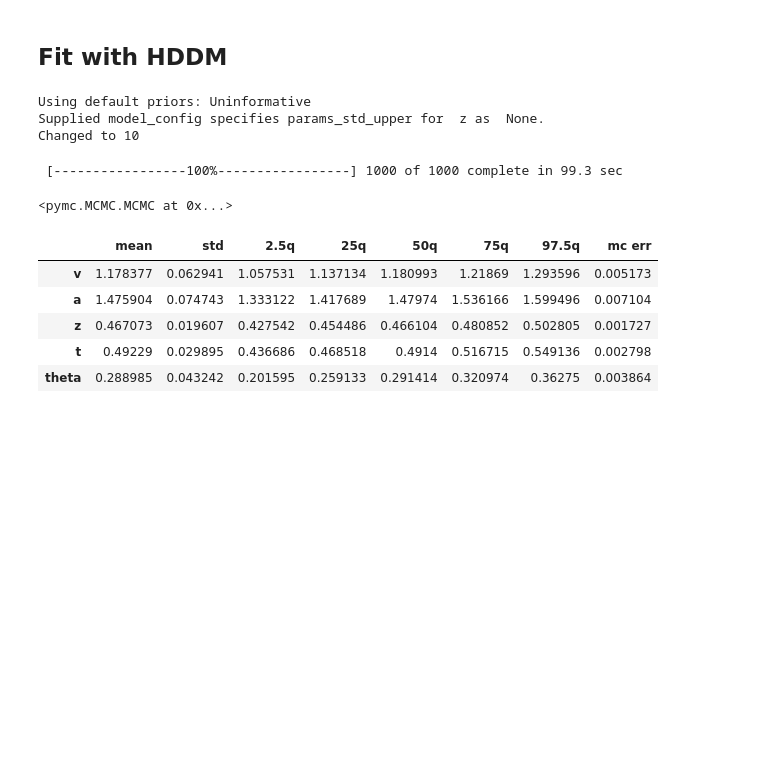
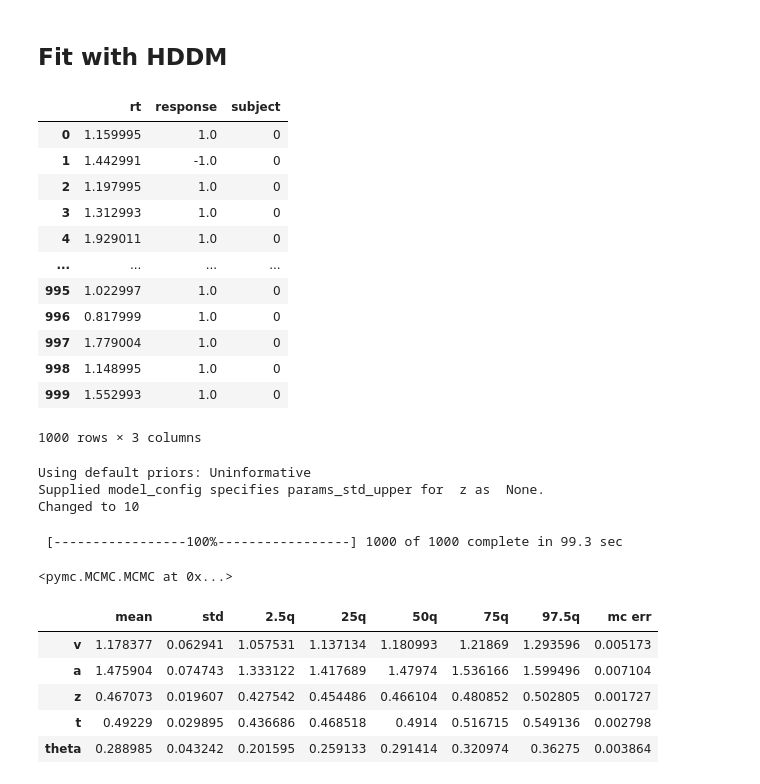
Before and after one commit to hddm-devs/hddm, a Jupyter notebook: hddm/examples/minimal_hddmnn_example.ipynb, the cells around one changed output. Drawn from its saved outputs; the diff is of its cells as text; code cells hidden in the pictures; blank space fills up the shorter version.

```diff
--- a/hddm/examples/minimal_hddmnn_example.ipynb
+++ b/hddm/examples/minimal_hddmnn_example.ipynb
@@ -106,3 +112,19 @@ import pandas as pd
 data = pd.DataFrame(np.stack([np.squeeze(out[0]), np.squeeze(out[1])]).T, columns = ['rt', 'response'])
 data['subject'] = 0
+# %%
+data
+# %% [output]
+|  | rt | response | subject |
+| 0 | 1.159995 | 1.0 | 0 |
+| 1 | 1.442991 | -1.0 | 0 |
+| 2 | 1.197995 | 1.0 | 0 |
+| 3 | 1.312993 | 1.0 | 0 |
+| 4 | 1.929011 | 1.0 | 0 |
+| ... | ... | ... | ... |
+| 995 | 1.022997 | 1.0 | 0 |
+| 996 | 0.817999 | 1.0 | 0 |
+| 997 | 1.779004 | 1.0 | 0 |
+| 998 | 1.148995 | 1.0 | 0 |
+| 999 | 1.552993 | 1.0 | 0 |
+1000 rows × 3 columns
 # %%
```
Also changed, not shown: parts of 10 cells of this notebook.
